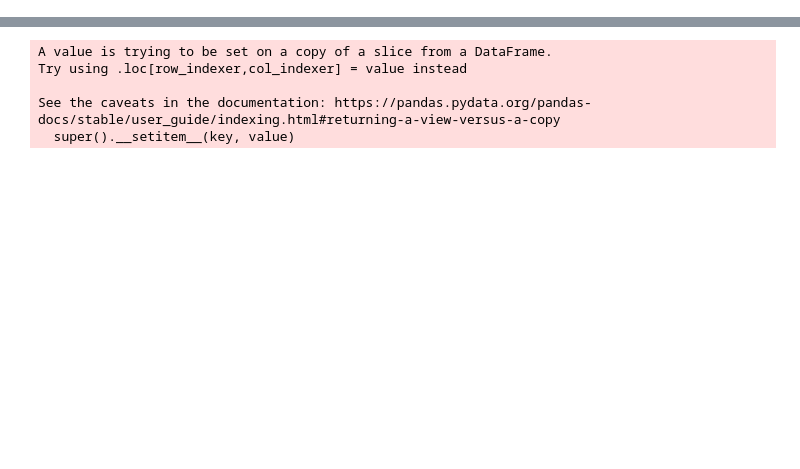
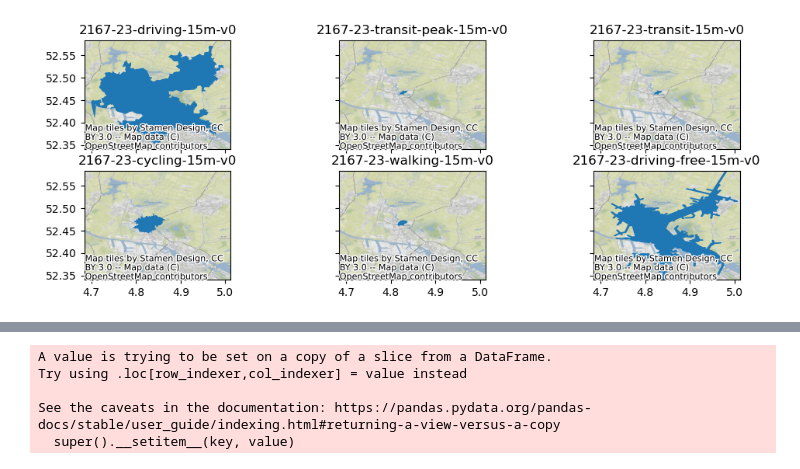
Before and after one commit to idegeus/UrbanTransportTimes, a Jupyter notebook: 2-notebooks/1.0-analyse-isochrones.ipynb, the cells around one changed output, grey strips where cells are left out. Saved outputs shown, nothing was run; the diff lists cells and outputs as text; code cells hidden in the pictures; blank space fills up the shorter version.

```diff
--- a/2-notebooks/1.0-analyse-isochrones.ipynb
+++ b/2-notebooks/1.0-analyse-isochrones.ipynb
@@ -71 +112,12 @@ INFO:root:Out of total 1960, 25.31% cached.
+# %%
+sel = cached[(cached.pid == '23') & (cached.tt_mnts == 15)]
+fig, axs = plt.subplots(nrows=2, ncols=3, figsize=(12, 4), sharex=True, sharey=True)
+
+for n in range(len(sel)):
+    ax = axs[n//3,n%3]
+    sel.iloc[n:n+1].plot(ax=ax)
+    ax.set_title(sel.iloc[n].uid)
+    ctx.add_basemap(ax=ax, crs=sel.crs)
+# %% [output]
+[figure, added]
 # %%
```
Also changed, not shown: parts of 9 cells of this notebook, 2 other files.
